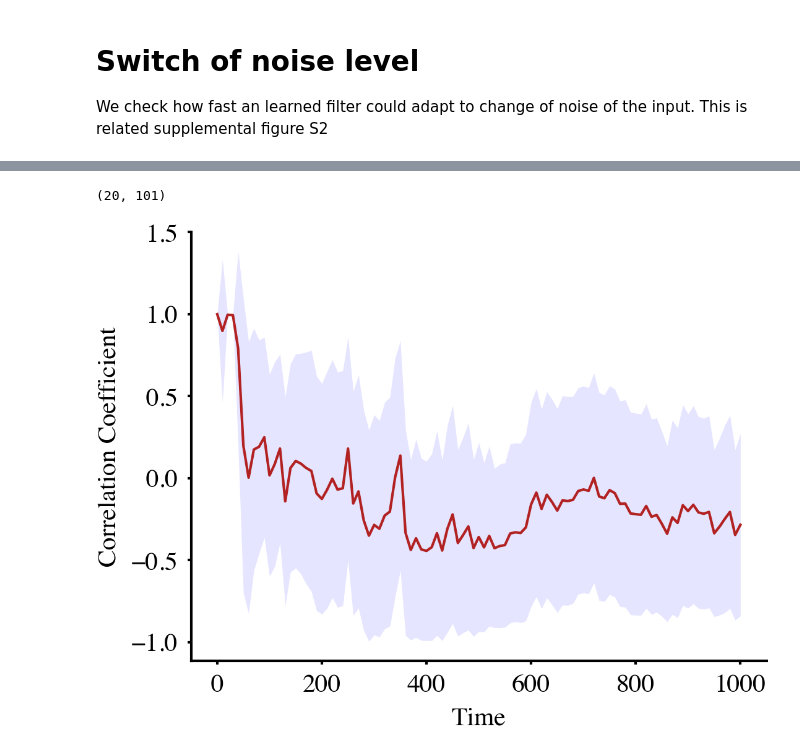
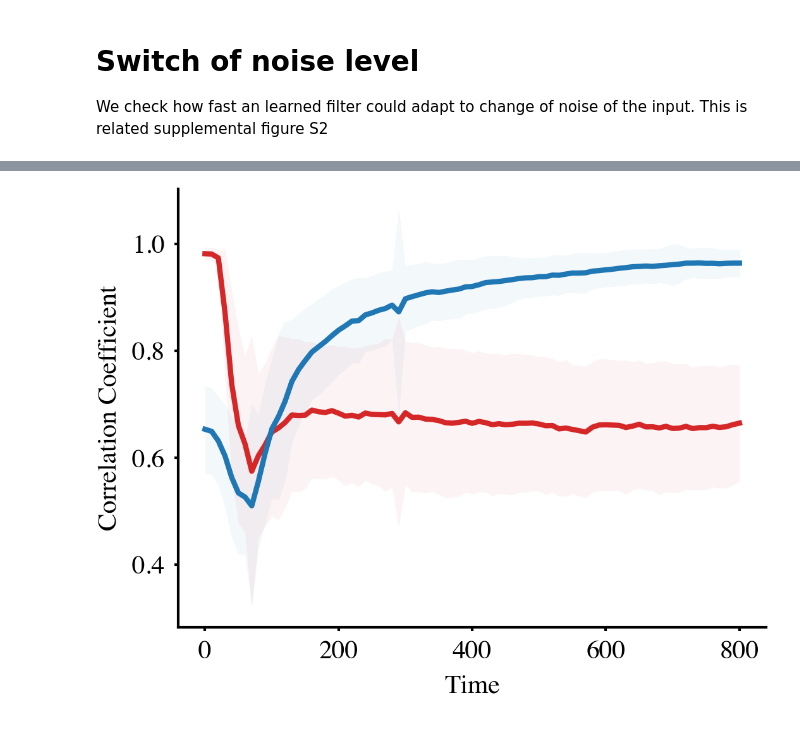
Before and after one commit to ShawnQin/ReSU, a Jupyter notebook: gaussian_processes.ipynb, the cells around one changed output, grey strips where cells are left out. Drawn from its saved outputs; the diff is of its cells as text; code cells hidden in the pictures.

```diff
--- a/gaussian_processes.ipynb
+++ b/gaussian_processes.ipynb
@@ -1516,31 +1533,36 @@ for rq_sel in rq_noise:
-# %%
-# compute the correlaiton between current and the first filter
-coef_flt = []
-for flt in filters:
-    coef = np.corrcoef(flt, filters[0])
-    coef_flt.append(coef[0,1])
-
-# stack the coef
-coef_flts = np.array(coef_flts)
-coef_flts.shape
-# %% [output]
-(20, 101)
 # %%
+# define seanborn color blues and reds
+blue = "#1f77b4"
+red = "#d62728"
+
 # plot the mean and std of the coef_flts, compared with the first filter
-xs = np.arange(coef_flts.shape[1])*sep
+xs = np.arange(coef_flts_1.shape[1])*sep
 fig, ax = plt.subplots(figsize=(4, 3))
-ax.plot(xs,coef_flts.mean(axis=0))
+ax.plot(xs,coef_flts_1.mean(axis=0), color=red,linewidth=2)
 ax.fill_between(
     xs,
-    coef_flts.mean(axis=0) - coef_flts.std(axis=0),
-    coef_flts.mean(axis=0) + coef_flts.std(axis=0),
-    alpha=0.1,
+    coef_flts_1.mean(axis=0) - coef_flts_1.std(axis=0),
+    coef_flts_1.mean(axis=0) + coef_flts_1.std(axis=0),
+    alpha=0.05,
     lw=0,
-    color="blue",
+    color=red,
+)
+
+ax.plot(xs,coef_flts_2.mean(axis=0), color=blue,linewidth=2)
+ax.fill_between(
+    xs,
+    coef_flts_2.mean(axis=0) - coef_flts_2.std(axis=0),
+    coef_flts_2.mean(axis=0) + coef_flts_2.std(axis=0),
+    alpha=0.05,
+    lw=0,
+    color=blue,
 )
 # set x and y labels
 ax.set_xlabel("Time")
 ax.set_ylabel("Correlation Coefficient")
-plt.show()
+# plt.show()
+
+# save the figure as a pdf
+fig.savefig('./figures/filter_adapt_GP_summary.pdf', dpi=300, bbox_inches='tight')
 # %% [output]
-[figure, old version]
+[figure, new version]
```
Also changed, not shown: parts of 17 cells of this notebook, 1 other file.
